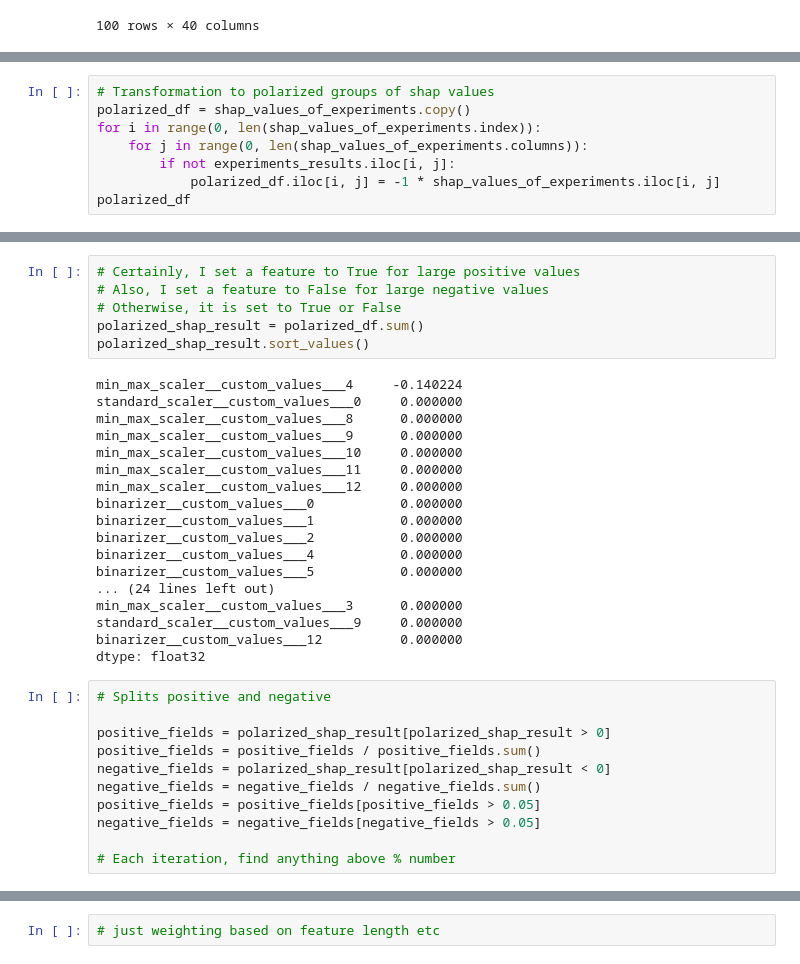
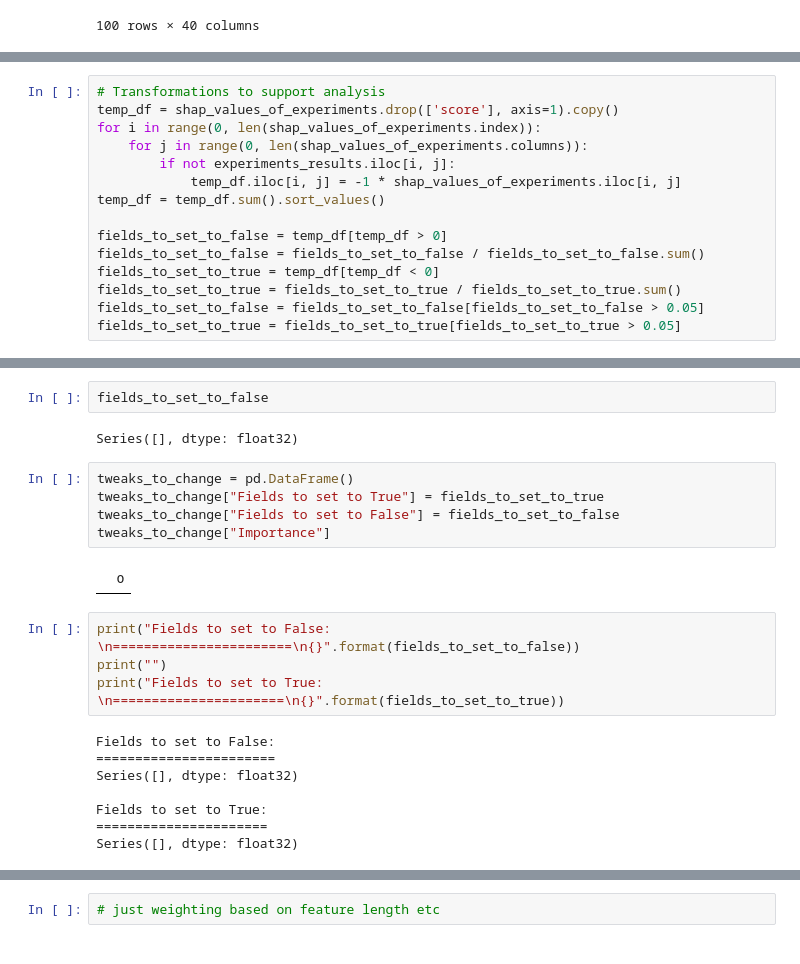
Before and after one commit to Peter-32/shap_scaling_experiments, a Jupyter notebook: main.ipynb, the cells around one changed output, grey strips where cells are left out. Cells and saved outputs as stored; diff of their text form.

```diff
--- a/main.ipynb
+++ b/main.ipynb
@@ -140,9 +139,16 @@ experiments_results
 100 rows × 40 columns
 # %%
-# Transformation to polarized groups of shap values
-polarized_df = shap_values_of_experiments.copy()
+# Transformations to support analysis
+temp_df = shap_values_of_experiments.drop(['score'], axis=1).copy()
 for i in range(0, len(shap_values_of_experiments.index)):
     for j in range(0, len(shap_values_of_experiments.columns)):
         if not experiments_results.iloc[i, j]:
-            polarized_df.iloc[i, j] = -1 * shap_values_of_experiments.iloc[i, j]
-polarized_df
+            temp_df.iloc[i, j] = -1 * shap_values_of_experiments.iloc[i, j]
+temp_df = temp_df.sum().sort_values()
+
+fields_to_set_to_false = temp_df[temp_df > 0]
+fields_to_set_to_false = fields_to_set_to_false / fields_to_set_to_false.sum()
+fields_to_set_to_true = temp_df[temp_df < 0]
+fields_to_set_to_true = fields_to_set_to_true / fields_to_set_to_true.sum()
+fields_to_set_to_false = fields_to_set_to_false[fields_to_set_to_false > 0.05]
+fields_to_set_to_true = fields_to_set_to_true[fields_to_set_to_true > 0.05]
@@ -168,36 +155,24 @@ polarized_df
-# %%
-# Certainly, I set a feature to True for large positive values
-# Also, I set a feature to False for large negative values
-# Otherwise, it is set to True or False
-polarized_shap_result = polarized_df.sum()
-polarized_shap_result.sort_values()
-# %% [output]
-min_max_scaler__custom_values___4     -0.140224
-standard_scaler__custom_values___0     0.000000
-min_max_scaler__custom_values___8      0.000000
-min_max_scaler__custom_values___9      0.000000
-min_max_scaler__custom_values___10     0.000000
-min_max_scaler__custom_values___11     0.000000
-min_max_scaler__custom_values___12     0.000000
-binarizer__custom_values___0           0.000000
-binarizer__custom_values___1           0.000000
-binarizer__custom_values___2           0.000000
-binarizer__custom_values___4           0.000000
-binarizer__custom_values___5           0.000000
-... (24 lines left out)
-min_max_scaler__custom_values___3      0.000000
-standard_scaler__custom_values___9     0.000000
-binarizer__custom_values___12          0.000000
-dtype: float32
-# %%
-# Splits positive and negative
-
-positive_fields = polarized_shap_result[polarized_shap_result > 0]
-positive_fields = positive_fields / positive_fields.sum()
-negative_fields = polarized_shap_result[polarized_shap_result < 0]
-negative_fields = negative_fields / negative_fields.sum()
-positive_fields = positive_fields[positive_fields > 0.05]
-negative_fields = negative_fields[negative_fields > 0.05]
-
-# Each iteration, find anything above % number
+# %%
+fields_to_set_to_false
+# %% [output]
+Series([], dtype: float32)
+# %%
+tweaks_to_change = pd.DataFrame()
+tweaks_to_change["Fields to set to True"] = fields_to_set_to_true
+tweaks_to_change["Fields to set to False"] = fields_to_set_to_false
+tweaks_to_change["Importance"]
+# %% [output]
+|  | 0 |
+# %%
+print("Fields to set to False: \n=======================\n{}".format(fields_to_set_to_false))
+print("")
+print("Fields to set to True: \n======================\n{}".format(fields_to_set_to_true))
+# %% [output]
+Fields to set to False:
+=======================
+Series([], dtype: float32)
+
+Fields to set to True:
+======================
+Series([], dtype: float32)
 # %%
```
Also changed, not shown: parts of 5 cells of this notebook.
